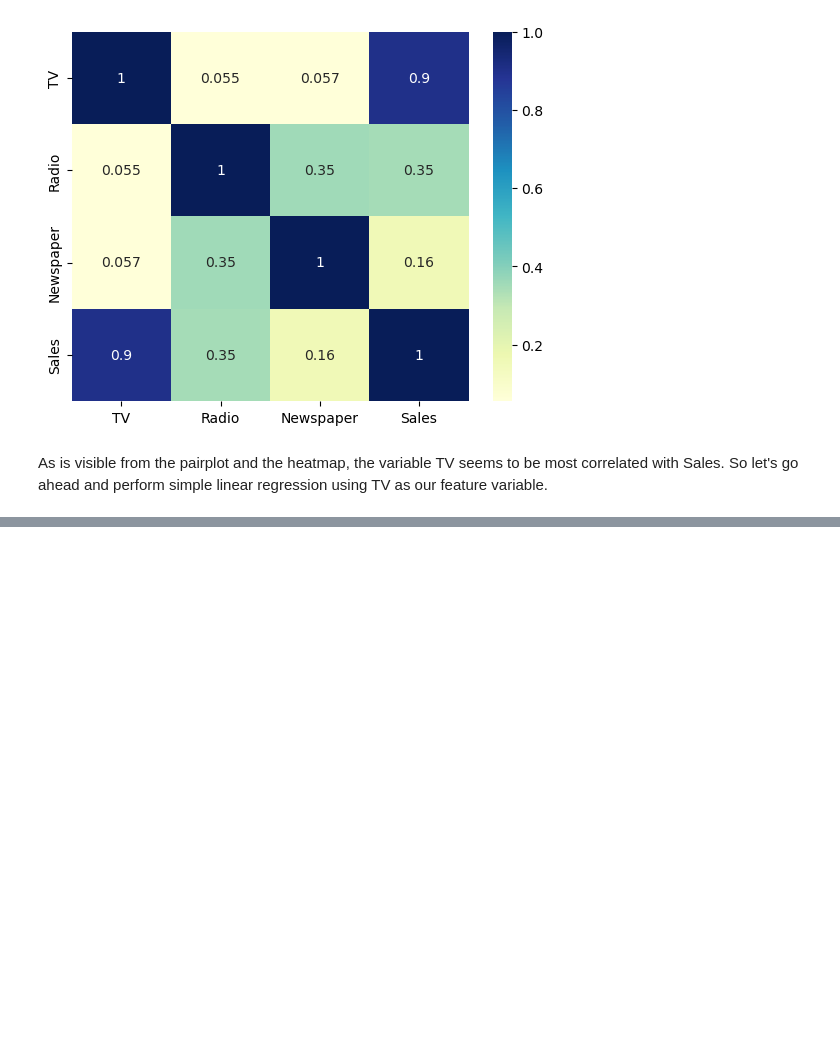
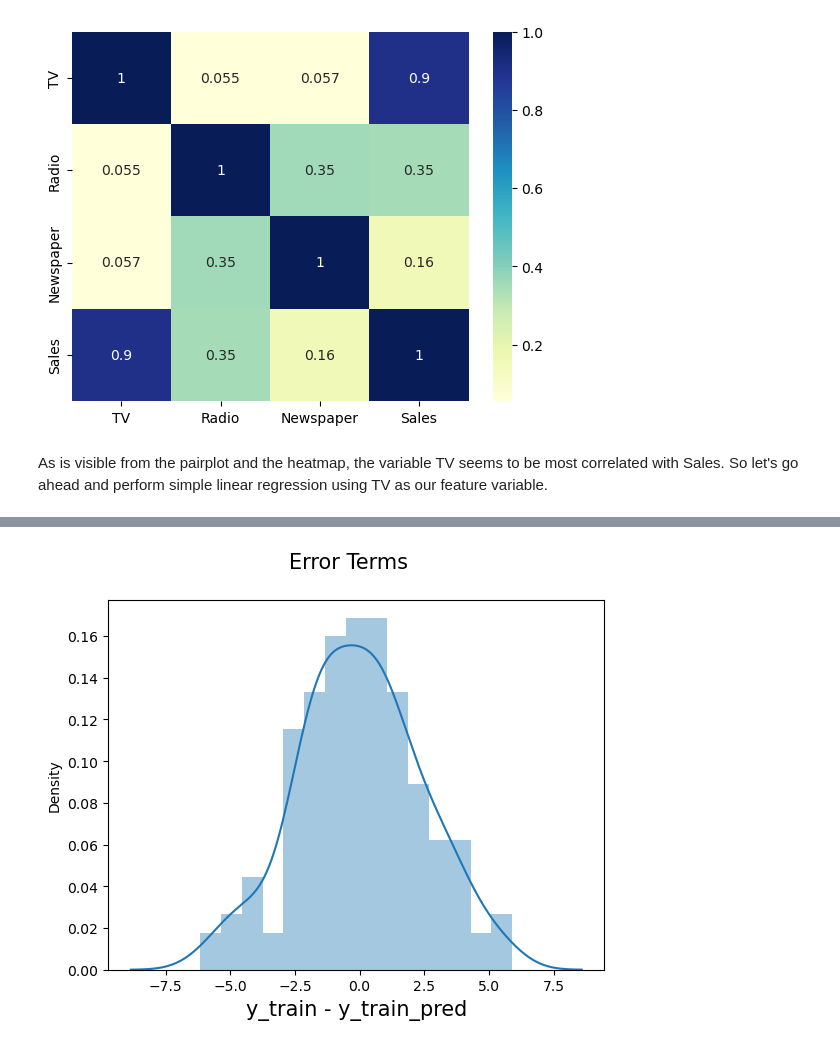
Before and after one commit to gursewak96/simple-llinear-regression-model, a Jupyter notebook: simple-linear-regression-model.ipynb, the cells around one changed output, grey strips where cells are left out. Drawn from its saved outputs; the diff is of its cells as text; code cells hidden in the pictures; blank space fills up the shorter version.

```diff
--- a/simple-linear-regression-model.ipynb
+++ b/simple-linear-regression-model.ipynb
@@ -79,0 +144,6 @@ As is visible from the pairplot and the heatmap, the variable TV seems to be mos
+# %%
+#Add constant to get an intercept
+X_train_sm = sm.add_constant(X_train)
+
+#Fit the regression line using 'OLS'
+lr = sm.OLS(y_train, X_train_sm).fit()
@@ -79,0 +215,11 @@ As is visible from the pairplot and the heatmap, the variable TV seems to be mos
+# %%
+y_train_pred = lr.predict(X_train_sm)
+res = (y_train - y_train_pred)
+# %%
+fig = plt.figure()
+sns.distplot(res, bins=15)
+fig.suptitle('Error Terms',fontsize=15)
+plt.xlabel('y_train - y_train_pred',fontsize=15)
+plt.show()
+# %% [output]
+[figure, added]
```
Also changed, not shown: parts of 46 cells of this notebook, 1 other file.
